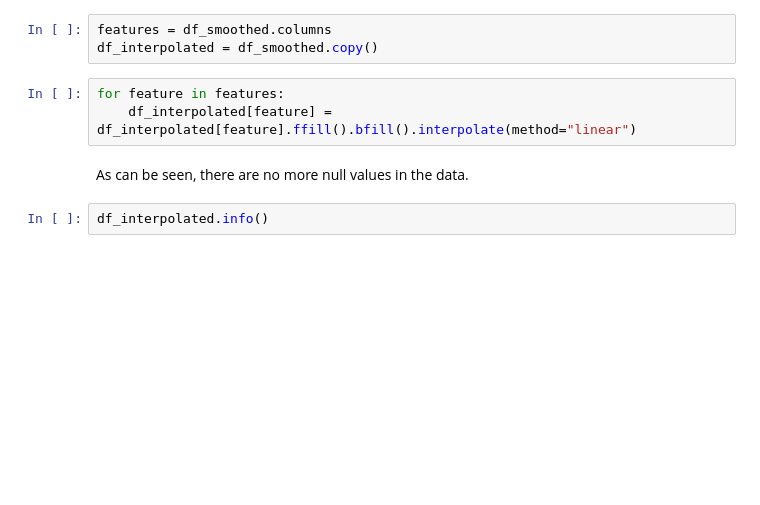
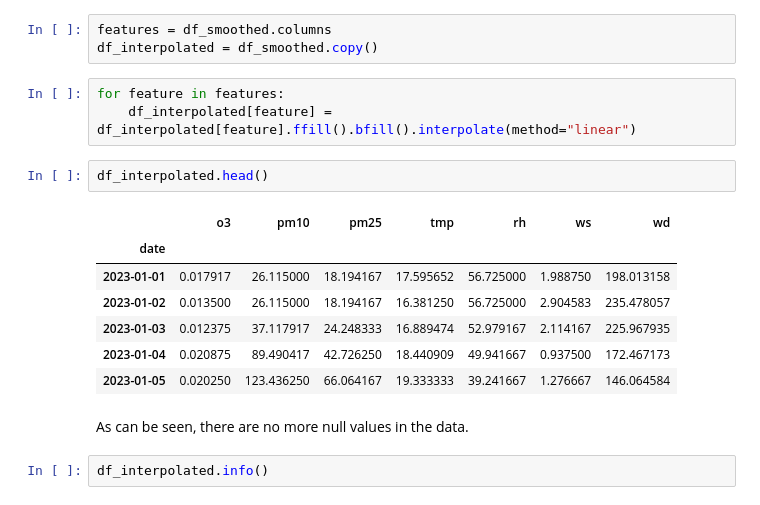
Before and after one commit to valeria-gonzalez/PM25-forecasting, a Jupyter notebook: feature_engineering.ipynb, the cells around one changed output. Drawn from its saved outputs; the diff is of its cells as text; blank space fills up the shorter version.

```diff
--- a/feature_engineering.ipynb
+++ b/feature_engineering.ipynb
@@ -173,6 +171,16 @@ df_interpolated = df_smoothed.copy()
 # %%
 for feature in features:
     df_interpolated[feature] = df_interpolated[feature].ffill().bfill().interpolate(method="linear")
+# %%
+df_interpolated.head()
+# %% [output]
+|  | o3 | pm10 | pm25 | tmp | rh | ws | wd |
+| date |  |  |  |  |  |  |  |
+| 2023-01-01 | 0.017917 | 26.115000 | 18.194167 | 17.595652 | 56.725000 | 1.988750 | 198.013158 |
+| 2023-01-02 | 0.013500 | 26.115000 | 18.194167 | 16.381250 | 56.725000 | 2.904583 | 235.478057 |
+| 2023-01-03 | 0.012375 | 37.117917 | 24.248333 | 16.889474 | 52.979167 | 2.114167 | 225.967935 |
+| 2023-01-04 | 0.020875 | 89.490417 | 42.726250 | 18.440909 | 49.941667 | 0.937500 | 172.467173 |
+| 2023-01-05 | 0.020250 | 123.436250 | 66.064167 | 19.333333 | 39.241667 | 1.276667 | 146.064584 |
 # %% [markdown]
 As can be seen, there are no more null values in the data.
 # %%
```
Also changed, not shown: parts of 1 cell of this notebook, 2 other files.
